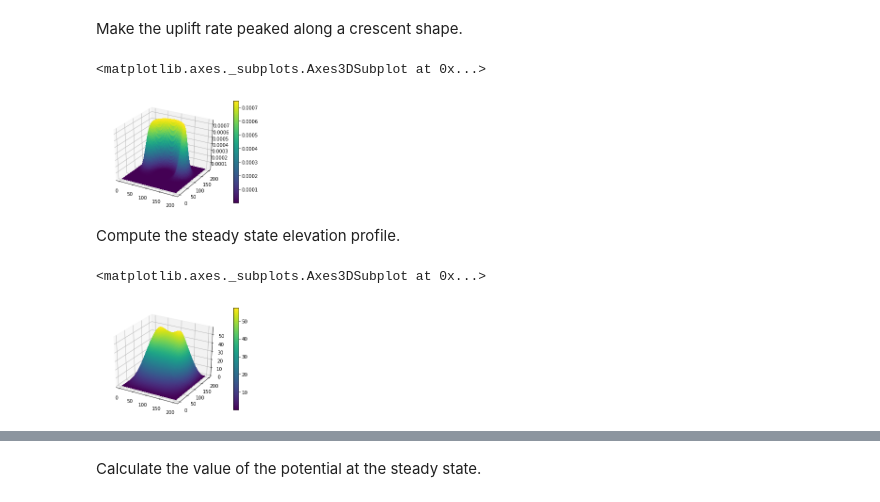
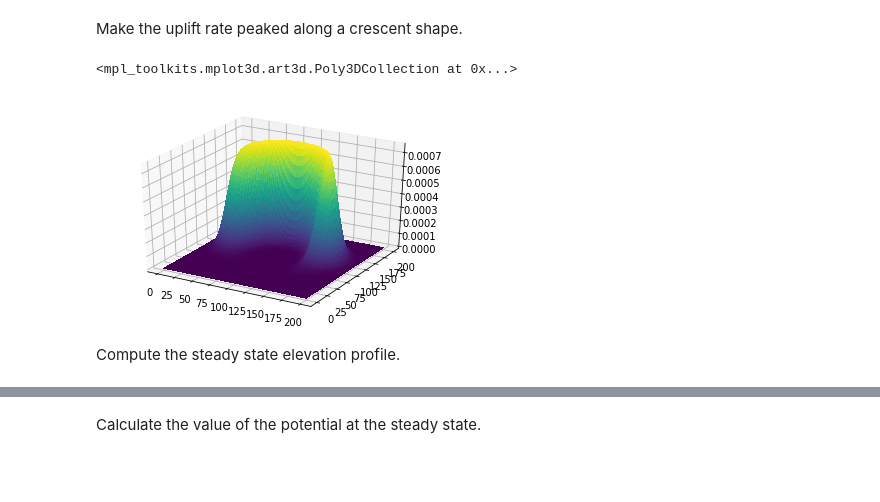
Before and after one commit to danshapero/hillslope, a Jupyter notebook: hillslope.ipynb, the cells around one changed output, grey strips where cells are left out. Cells and saved outputs as stored; diff of their text form; code cells hidden in the pictures; blank space fills up the shorter version.

Commit message:
Update for new firedrake plotting API

```diff
--- a/hillslope.ipynb
+++ b/hillslope.ipynb
@@ -22,19 +22,14 @@ Make the uplift rate peaked along a crescent shape.
 # %%
 x, y = mesh.coordinates
 R = 16
 r = sqrt((x - Lx/2)**2 + (y - Ly/2)**2)
 expression = exp(-(r/R - 4)**2) * (1 + tanh((y - Ly/2)/R))/2
 u = firedrake.interpolate(U * expression, Q)
-firedrake.plot(u, cmap='viridis', plot3d=True)
+firedrake.trisurf(u)
 # %% [output]
-<matplotlib.axes._subplots.Axes3DSubplot at 0x...>
+<mpl_toolkits.mplot3d.art3d.Poly3DCollection at 0x...>
-[figure, old version]
+[figure, new version]
 # %% [markdown]
 Compute the steady state elevation profile.
 # %%
 zs = hillslope.steady_state(u)
-# %%
-firedrake.plot(zs, cmap='viridis', plot3d=True)
-# %% [output]
-<matplotlib.axes._subplots.Axes3DSubplot at 0x...>
-[figure, removed]
```
Also changed, not shown: parts of 6 cells of this notebook.
